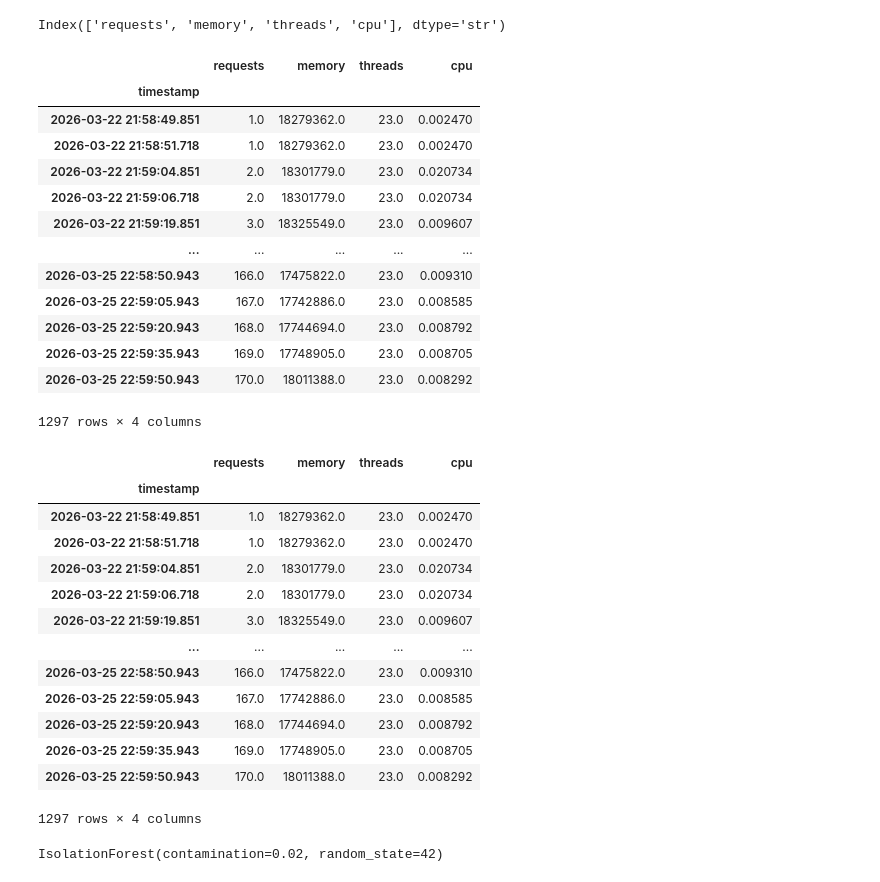
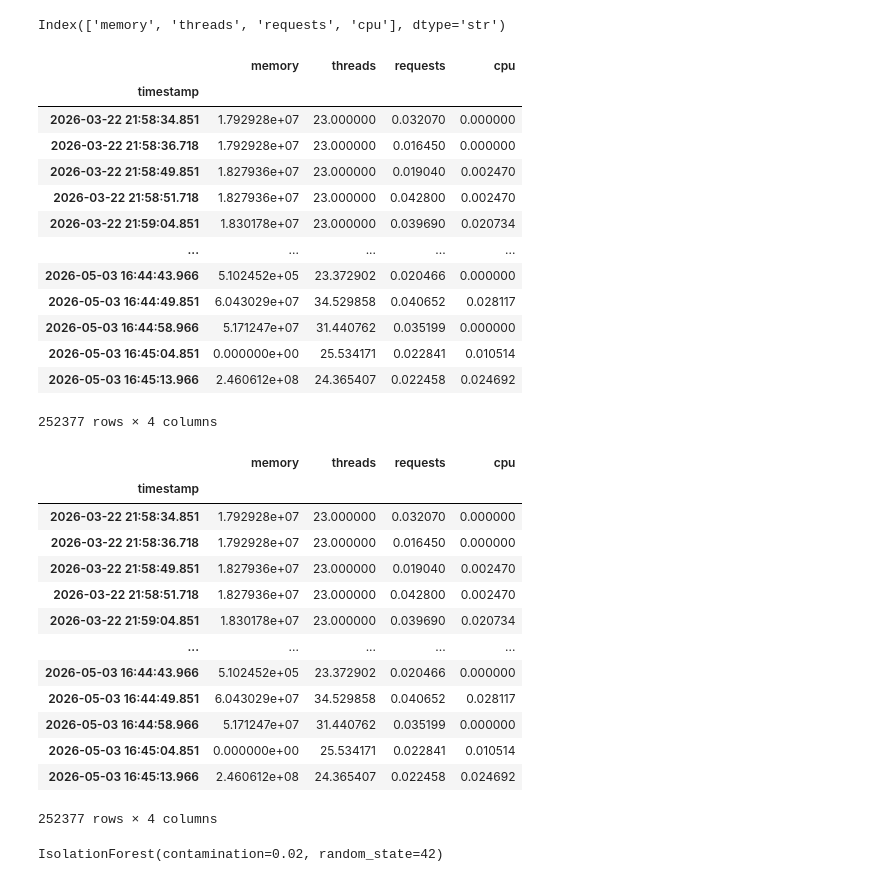
Before and after one commit to 2024tm93174/springboot-metrics-ml, a Jupyter notebook: metrics_model_train.ipynb, the cells around one changed output. Saved outputs shown, nothing was run; the diff lists cells and outputs as text; code cells hidden in the pictures.

```diff
--- a/metrics_model_train.ipynb
+++ b/metrics_model_train.ipynb
@@ -1,5 +1,5 @@
 # %%
 import pandas as pd
-df=pd.read_csv("dataset/metrics_data.csv")
+df=pd.read_csv("dataset/metrics_data_latest.csv")
 df.shape
 # %% [output]
@@ -64,49 +164,49 @@ df_pivot
 # %%
 df_pivot.columns = [
-    "requests",
     "memory",
     "threads",
+    "requests",
     "cpu"
 ]
 df_pivot.columns
 # %% [output]
-Index(['requests', 'memory', 'threads', 'cpu'], dtype='str')
+Index(['memory', 'threads', 'requests', 'cpu'], dtype='str')
 # %%
 df_pivot = df_pivot.dropna()
 df_pivot
 # %% [output]
-|  | requests | memory | threads | cpu |
+|  | memory | threads | requests | cpu |
 | timestamp |  |  |  |  |
-| 2026-03-22 21:58:49.851 | 1.0 | 18279362.0 | 23.0 | 0.002470 |
-| 2026-03-22 21:58:51.718 | 1.0 | 18279362.0 | 23.0 | 0.002470 |
-| 2026-03-22 21:59:04.851 | 2.0 | 18301779.0 | 23.0 | 0.020734 |
-| 2026-03-22 21:59:06.718 | 2.0 | 18301779.0 | 23.0 | 0.020734 |
-| 2026-03-22 21:59:19.851 | 3.0 | 18325549.0 | 23.0 | 0.009607 |
+| 2026-03-22 21:58:34.851 | 1.792928e+07 | 23.000000 | 0.032070 | 0.000000 |
+| 2026-03-22 21:58:36.718 | 1.792928e+07 | 23.000000 | 0.016450 | 0.000000 |
+| 2026-03-22 21:58:49.851 | 1.827936e+07 | 23.000000 | 0.019040 | 0.002470 |
+| 2026-03-22 21:58:51.718 | 1.827936e+07 | 23.000000 | 0.042800 | 0.002470 |
+| 2026-03-22 21:59:04.851 | 1.830178e+07 | 23.000000 | 0.039690 | 0.020734 |
 | ... | ... | ... | ... | ... |
-| 2026-03-25 22:58:50.943 | 166.0 | 17475822.0 | 23.0 | 0.009310 |
-| 2026-03-25 22:59:05.943 | 167.0 | 17742886.0 | 23.0 | 0.008585 |
-| 2026-03-25 22:59:20.943 | 168.0 | 17744694.0 | 23.0 | 0.008792 |
-| 2026-03-25 22:59:35.943 | 169.0 | 17748905.0 | 23.0 | 0.008705 |
-| 2026-03-25 22:59:50.943 | 170.0 | 18011388.0 | 23.0 | 0.008292 |
+| 2026-05-03 16:44:43.966 | 5.102452e+05 | 23.372902 | 0.020466 | 0.000000 |
+| 2026-05-03 16:44:49.851 | 6.043029e+07 | 34.529858 | 0.040652 | 0.028117 |
+| 2026-05-03 16:44:58.966 | 5.171247e+07 | 31.440762 | 0.035199 | 0.000000 |
+| 2026-05-03 16:45:04.851 | 0.000000e+00 | 25.534171 | 0.022841 | 0.010514 |
+| 2026-05-03 16:45:13.966 | 2.460612e+08 | 24.365407 | 0.022458 | 0.024692 |
-1297 rows × 4 columns
+252377 rows × 4 columns
 # %%
-X = df_pivot[["requests","memory","threads","cpu"]]
+X = df_pivot[["memory","threads","requests","cpu"]]
 X
 # %% [output]
-|  | requests | memory | threads | cpu |
+|  | memory | threads | requests | cpu |
 | timestamp |  |  |  |  |
-| 2026-03-22 21:58:49.851 | 1.0 | 18279362.0 | 23.0 | 0.002470 |
-| 2026-03-22 21:58:51.718 | 1.0 | 18279362.0 | 23.0 | 0.002470 |
-| 2026-03-22 21:59:04.851 | 2.0 | 18301779.0 | 23.0 | 0.020734 |
-| 2026-03-22 21:59:06.718 | 2.0 | 18301779.0 | 23.0 | 0.020734 |
-| 2026-03-22 21:59:19.851 | 3.0 | 18325549.0 | 23.0 | 0.009607 |
+| 2026-03-22 21:58:34.851 | 1.792928e+07 | 23.000000 | 0.032070 | 0.000000 |
+| 2026-03-22 21:58:36.718 | 1.792928e+07 | 23.000000 | 0.016450 | 0.000000 |
+| 2026-03-22 21:58:49.851 | 1.827936e+07 | 23.000000 | 0.019040 | 0.002470 |
+| 2026-03-22 21:58:51.718 | 1.827936e+07 | 23.000000 | 0.042800 | 0.002470 |
+| 2026-03-22 21:59:04.851 | 1.830178e+07 | 23.000000 | 0.039690 | 0.020734 |
 | ... | ... | ... | ... | ... |
-| 2026-03-25 22:58:50.943 | 166.0 | 17475822.0 | 23.0 | 0.009310 |
-| 2026-03-25 22:59:05.943 | 167.0 | 17742886.0 | 23.0 | 0.008585 |
-| 2026-03-25 22:59:20.943 | 168.0 | 17744694.0 | 23.0 | 0.008792 |
-| 2026-03-25 22:59:35.943 | 169.0 | 17748905.0 | 23.0 | 0.008705 |
-| 2026-03-25 22:59:50.943 | 170.0 | 18011388.0 | 23.0 | 0.008292 |
+| 2026-05-03 16:44:43.966 | 5.102452e+05 | 23.372902 | 0.020466 | 0.000000 |
+| 2026-05-03 16:44:49.851 | 6.043029e+07 | 34.529858 | 0.040652 | 0.028117 |
+| 2026-05-03 16:44:58.966 | 5.171247e+07 | 31.440762 | 0.035199 | 0.000000 |
+| 2026-05-03 16:45:04.851 | 0.000000e+00 | 25.534171 | 0.022841 | 0.010514 |
+| 2026-05-03 16:45:13.966 | 2.460612e+08 | 24.365407 | 0.022458 | 0.024692 |
-1297 rows × 4 columns
+252377 rows × 4 columns
 # %%
 from sklearn.ensemble import IsolationForest
 model = IsolationForest(
```
Also changed, not shown: parts of 24 cells of this notebook, 22 other files.
